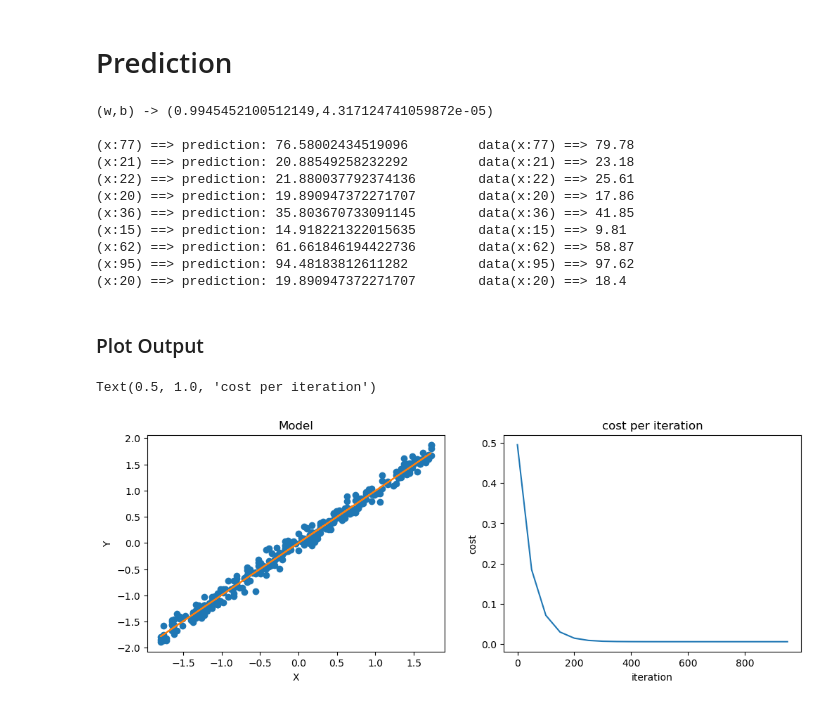
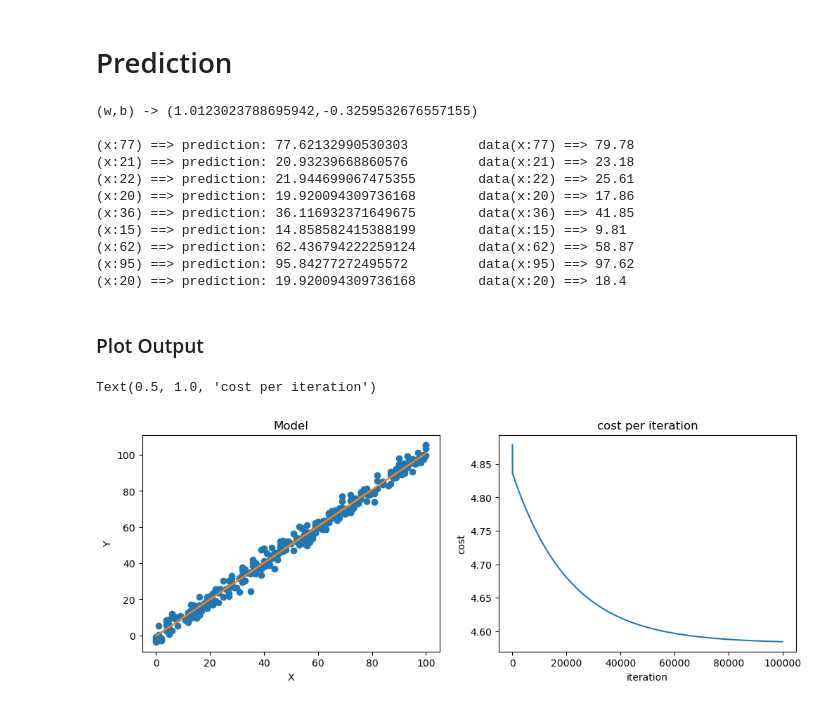
Before and after one commit to SamimSn/Linear-Regression, a Jupyter notebook: linear_regression.ipynb, the cells around one changed output. Cells and saved outputs as stored; diff of their text form; code cells hidden in the pictures.

```diff
--- a/linear_regression.ipynb
+++ b/linear_regression.ipynb
@@ -118,11 +100,11 @@ def gradient_descent(
 # %%
 w_in = 1
 b_in = 1
-iterations = 1_000
-a = 1.0e-2
+iterations = 100_000
+a = 0.0001
 w, b, cost_history = gradient_descent(
-    x_norm,
-    y_norm,
+    x_array,
+    y_array,
     w_in,
     b_in,
     iterations,
@@ -171,33 +150,33 @@ print(f"(x:62) ==> prediction: {f(62)}\t data(x:62) ==> {y_array[6]}")
 print(f"(x:95) ==> prediction: {f(95)}\t data(x:95) ==> {y_array[7]}")
 print(f"(x:20) ==> prediction: {f(20)}\t data(x:20) ==> {y_array[8]}")
 # %% [output]
-(w,b) -> (0.9945452100512149,4.317124741059872e-05)
+(w,b) -> (1.0123023788695942,-0.3259532676557155)
 
-(x:77) ==> prediction: 76.58002434519096         data(x:77) ==> 79.78
-(x:21) ==> prediction: 20.88549258232292         data(x:21) ==> 23.18
-(x:22) ==> prediction: 21.880037792374136        data(x:22) ==> 25.61
-(x:20) ==> prediction: 19.890947372271707        data(x:20) ==> 17.86
-(x:36) ==> prediction: 35.803670733091145        data(x:36) ==> 41.85
-(x:15) ==> prediction: 14.918221322015635        data(x:15) ==> 9.81
-(x:62) ==> prediction: 61.661846194422736        data(x:62) ==> 58.87
-(x:95) ==> prediction: 94.48183812611282         data(x:95) ==> 97.62
-(x:20) ==> prediction: 19.890947372271707        data(x:20) ==> 18.4
+(x:77) ==> prediction: 77.62132990530303         data(x:77) ==> 79.78
+(x:21) ==> prediction: 20.93239668860576         data(x:21) ==> 23.18
+(x:22) ==> prediction: 21.944699067475355        data(x:22) ==> 25.61
+(x:20) ==> prediction: 19.920094309736168        data(x:20) ==> 17.86
+(x:36) ==> prediction: 36.116932371649675        data(x:36) ==> 41.85
+(x:15) ==> prediction: 14.858582415388199        data(x:15) ==> 9.81
+(x:62) ==> prediction: 62.436794222259124        data(x:62) ==> 58.87
+(x:95) ==> prediction: 95.84277272495572         data(x:95) ==> 97.62
+(x:20) ==> prediction: 19.920094309736168        data(x:20) ==> 18.4
 # %% [markdown]
 ### Plot Output
 # %%
 fig, (ex1, ex2) = plt.subplots(1,2, figsize=(12,4))
 
-ex1.plot(x_norm,y_norm, 'o')
-y_hat = w * x_norm + b
-ex1.plot(x_norm, y_hat)
+ex1.plot(x_array,y_array, 'o')
+y_hat = w * x_array + b
+ex1.plot(x_array, y_hat)
 ex1.set_xlabel("X")
 ex1.set_ylabel("Y")
 ex1.set_title("Model")
 
 ex2.plot(list(cost_history.keys()), list(cost_history.values()))
 ex2.set_xlabel("iteration")
 ex2.set_ylabel("cost")
 ex2.set_title("cost per iteration")
 # %% [output]
 Text(0.5, 1.0, 'cost per iteration')
-[figure, old version]
+[figure, new version]
```
Also changed, not shown: parts of 6 cells of this notebook.
